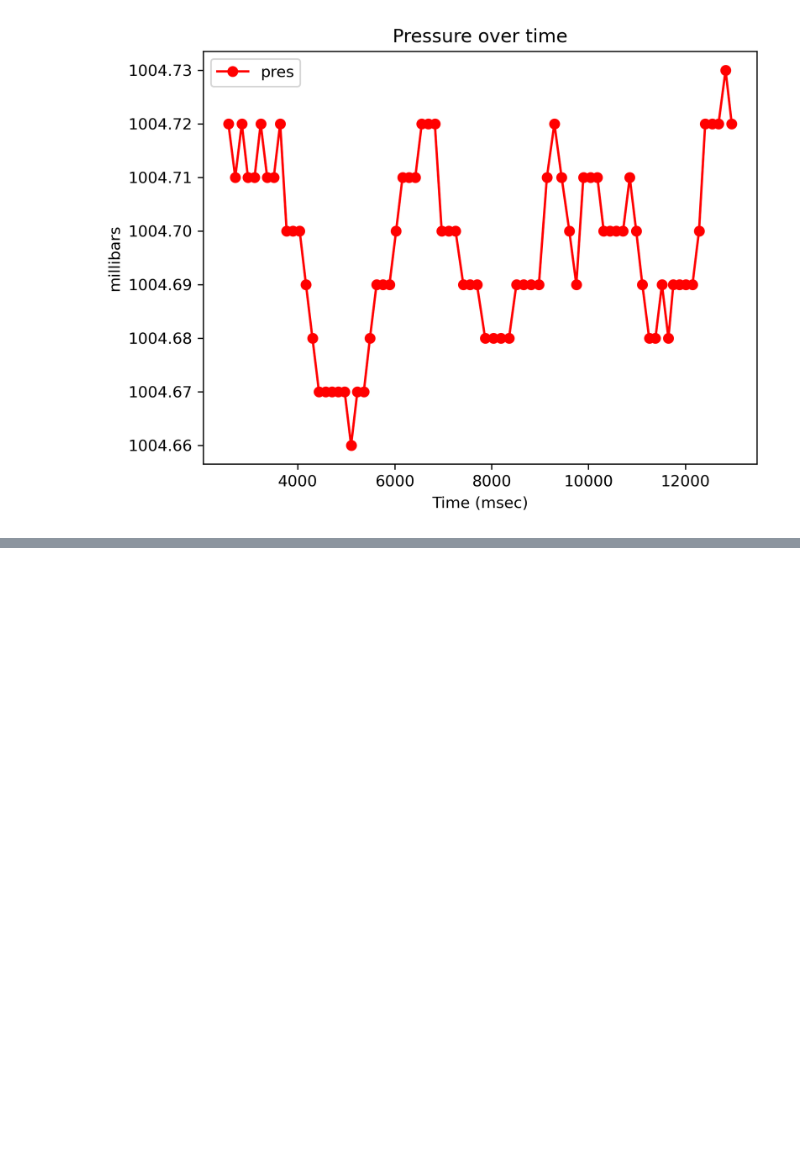
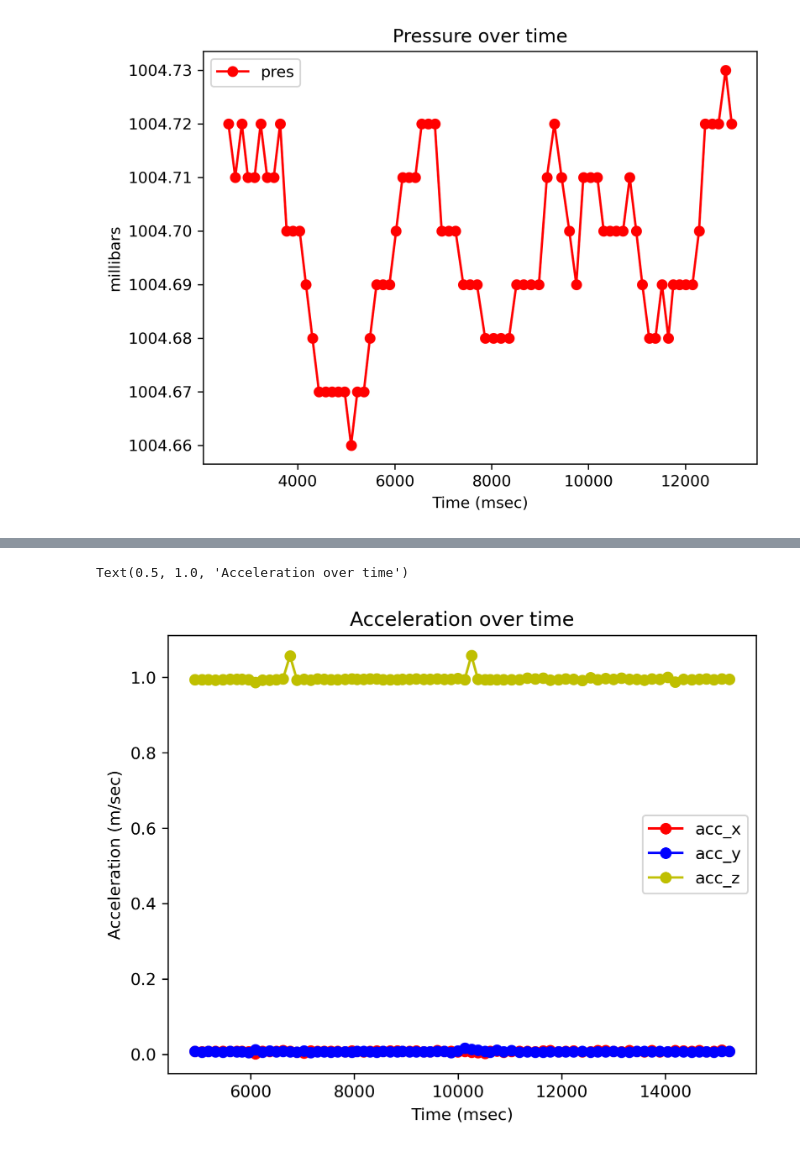
Before and after one commit to ProfOak7/Robotics, a Jupyter notebook: SenseHatTest.ipynb, the cells around one changed output, grey strips where cells are left out. Cells and saved outputs as stored; diff of their text form; code cells hidden in the pictures; blank space fills up the shorter version.

```diff
--- a/SenseHatTest.ipynb
+++ b/SenseHatTest.ipynb
@@ -90,0 +131,11 @@ Text(0.5, 1.0, 'Pressure over time')
+# %%
+fig, ax = plt.subplots()
+df2.plot.line(ax = ax, y = 'acc_x',color = 'r', marker = 'o')
+df2.plot.line(ax = ax, y = 'acc_y',color = 'b', marker = 'o')
+df2.plot.line(ax = ax, y = 'acc_z',color = 'y', marker = 'o')
+ax.set_xlabel("Time (msec)")
+ax.set_ylabel("Acceleration (m/sec)")
+plt.title('Acceleration over time')
+# %% [output]
+Text(0.5, 1.0, 'Acceleration over time')
+[figure, added]
```
Also changed, not shown: parts of 9 cells of this notebook.
